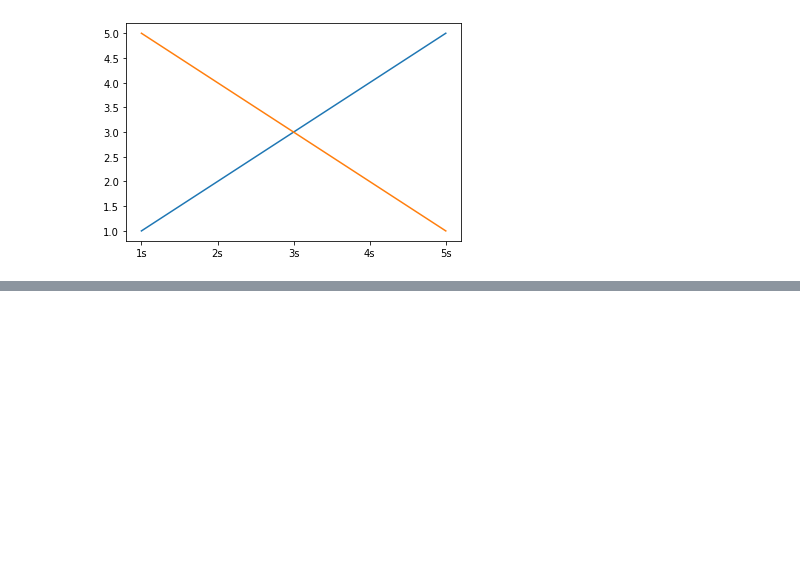
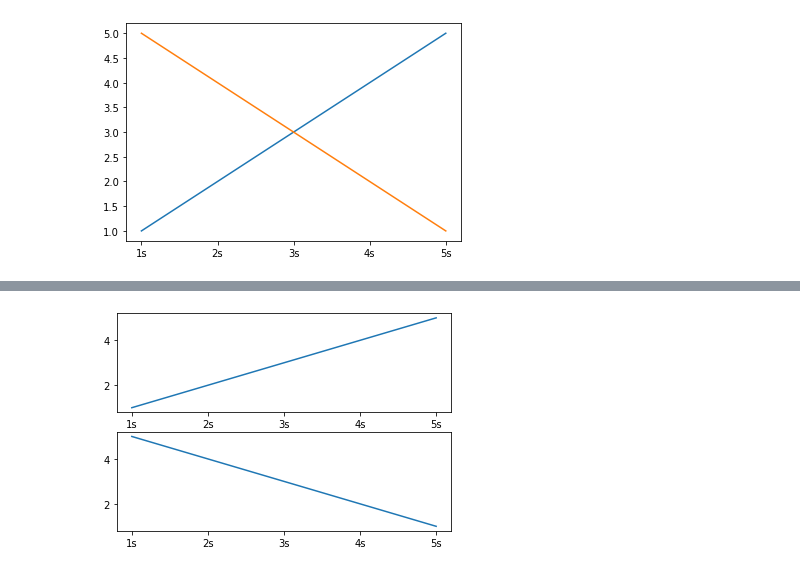
Before and after one commit to fastso/data-scientist, a Jupyter notebook: matplotlib/Matplotlib入門.ipynb, the cells around one changed output, grey strips where cells are left out. Drawn from its saved outputs; the diff is of its cells as text; code cells hidden in the pictures; blank space fills up the shorter version.

```diff
--- a/matplotlib/Matplotlib入門.ipynb
+++ b/matplotlib/Matplotlib入門.ipynb
@@ -27,0 +49,12 @@ plt.show()
+# %%
+# サブプロット
+# 2行1列のサブプロットを作成
+fig, ax = plt.subplots(2, 1)
+
+ax[0].plot(df01['time'], df01['value'])
+
+ax[1].plot(df02['time'], df02['value'])
+
+plt.show()
+# %% [output]
+[figure, added]
```
Also changed, not shown: parts of 2 cells of this notebook, 1 other file.
